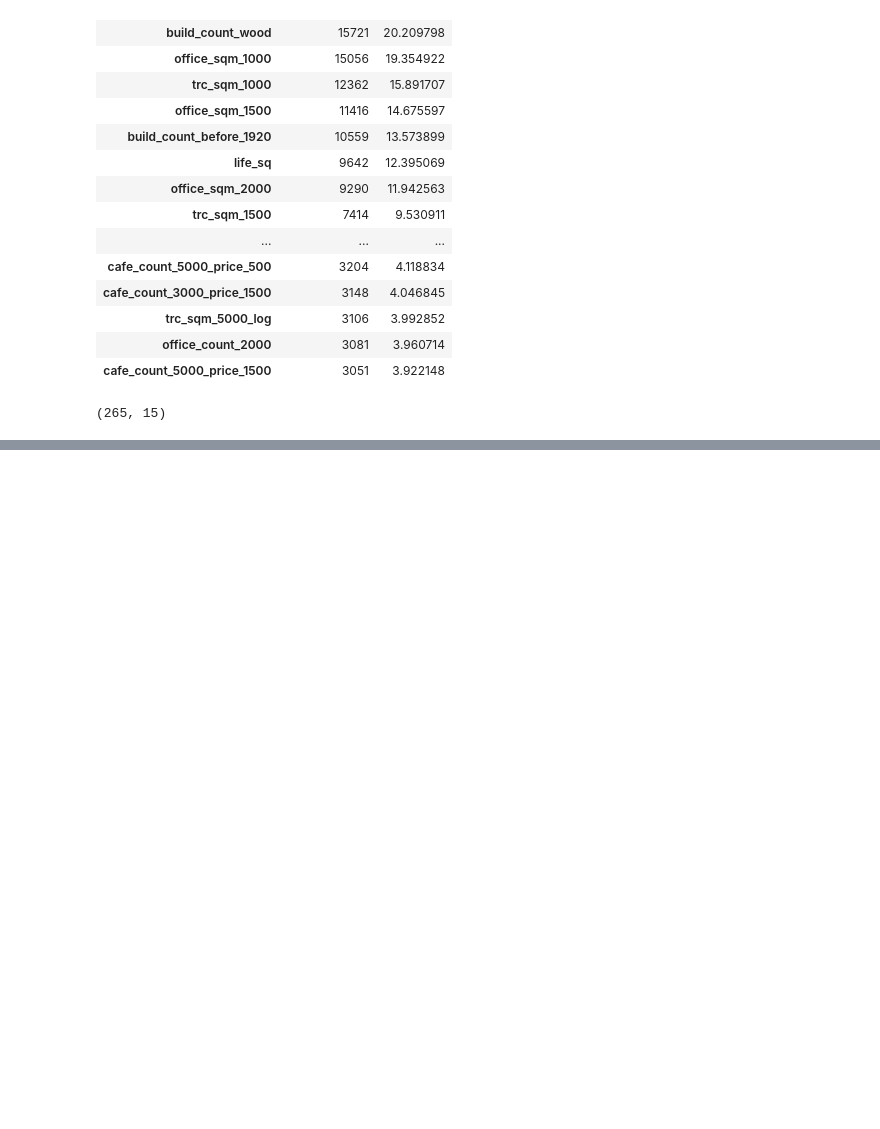
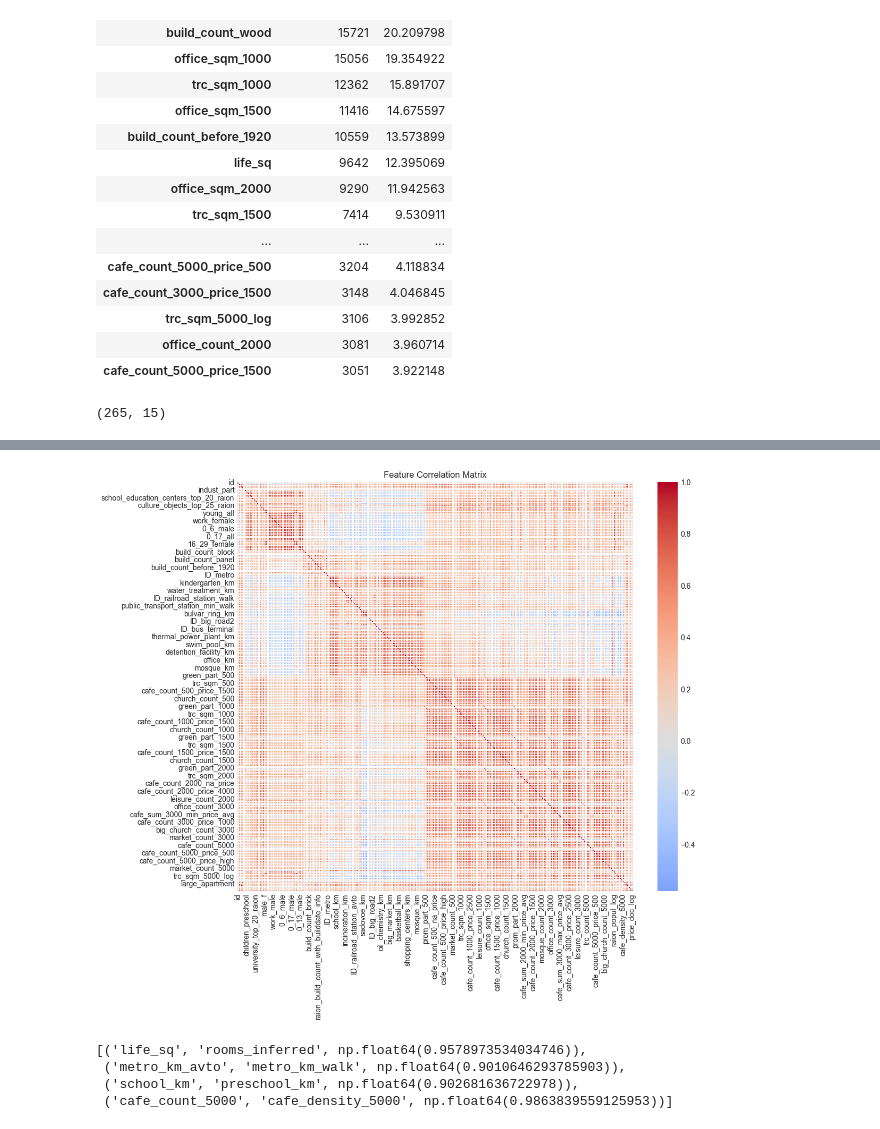
Before and after one commit to Sagarlekhraj-19/Kaggle_course_competition_02, a Jupyter notebook: task_02_B.ipynb, the cells around one changed output, grey strips where cells are left out. Cells and saved outputs as stored; diff of their text form; code cells hidden in the pictures; blank space fills up the shorter version.

```diff
--- a/task_02_B.ipynb
+++ b/task_02_B.ipynb
@@ -275,6 +275,9 @@ min           0.330977
 75%           2.548010
 max           4.708313
 Name: price_doc_log, dtype: float64
+# %%
+sub_area_mean_price = train.groupby('sub_area')['price_doc'].mean()
+train['sub_area_enc'] = train['sub_area'].map(sub_area_mean_price)
 # %%
 num_cols = train.select_dtypes(include='number').columns
 train[num_cols].describe().T
@@ -435,3 +438,21 @@ cat_summary.sort_values('unique_values', ascending=False)
 | water_1line | 2 | no | 158700 | Binary / Label | 2 |
 | big_road1_1line | 2 | no | 161174 | Binary / Label | 2 |
 | railroad_1line | 2 | no | 161921 | Binary / Label | 2 |
+# %%
+corr_matrix = train[num_cols].corr()
+plt.figure(figsize=(12,10))
+sns.heatmap(corr_matrix, cmap='coolwarm', center=0, linewidths=0.5)
+plt.title("Feature Correlation Matrix")
+plt.show()
+
+# Highly correlated pairs (|corr| > 0.9)
+high_corr = np.where(np.abs(corr_matrix) > 0.9)
+high_corr = [(corr_matrix.index[x], corr_matrix.columns[y], corr_matrix.iloc[x,y])
+             for x,y in zip(*high_corr) if x!=y and x<y]
+high_corr[:20]
+# %% [output]
+[figure, added]
+[('life_sq', 'rooms_inferred', np.float64(0.9578973534034746)),
+ ('metro_km_avto', 'metro_km_walk', np.float64(0.9010646293785903)),
+ ('school_km', 'preschool_km', np.float64(0.902681636722978)),
+ ('cafe_count_5000', 'cafe_density_5000', np.float64(0.9863839559125953))]
```
Also changed, not shown: parts of 2 cells of this notebook.
